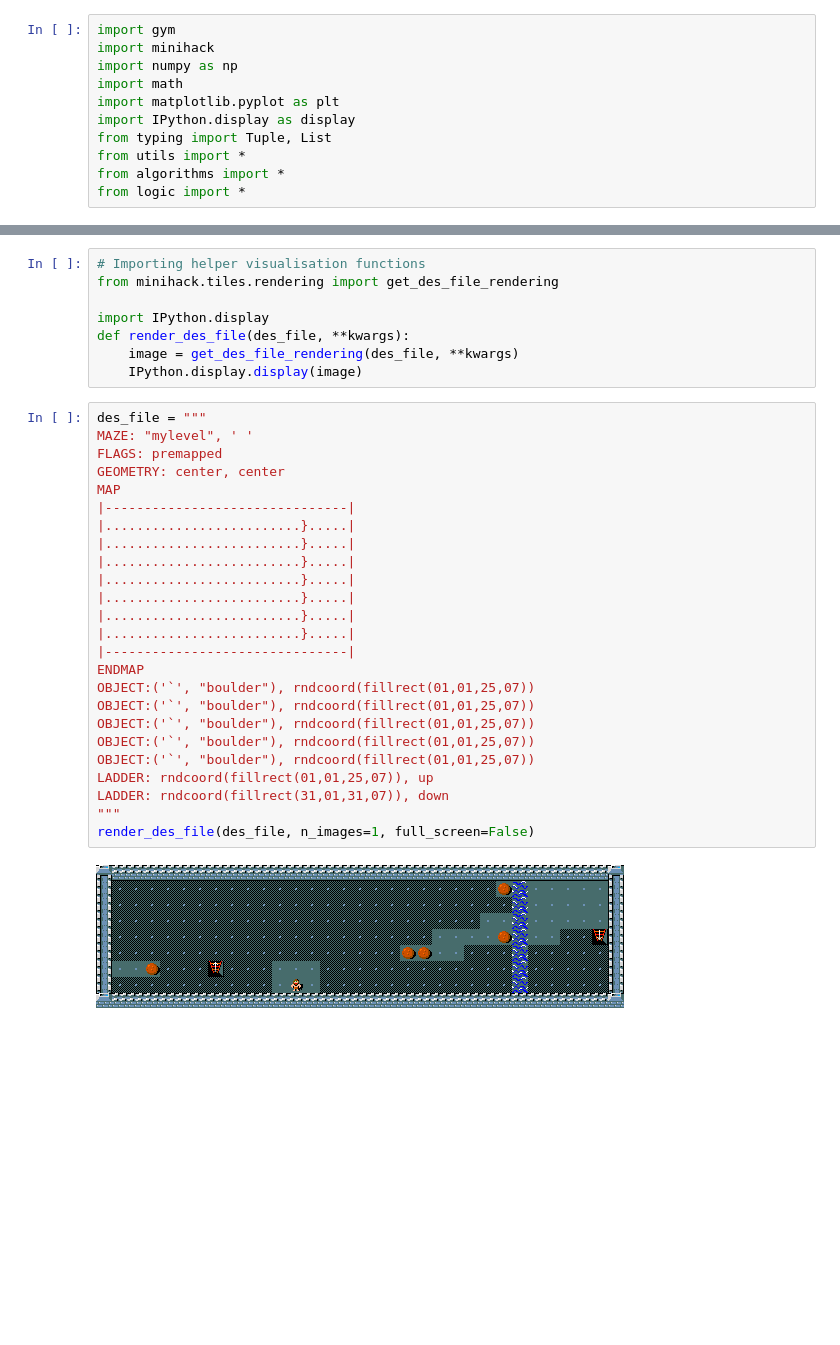
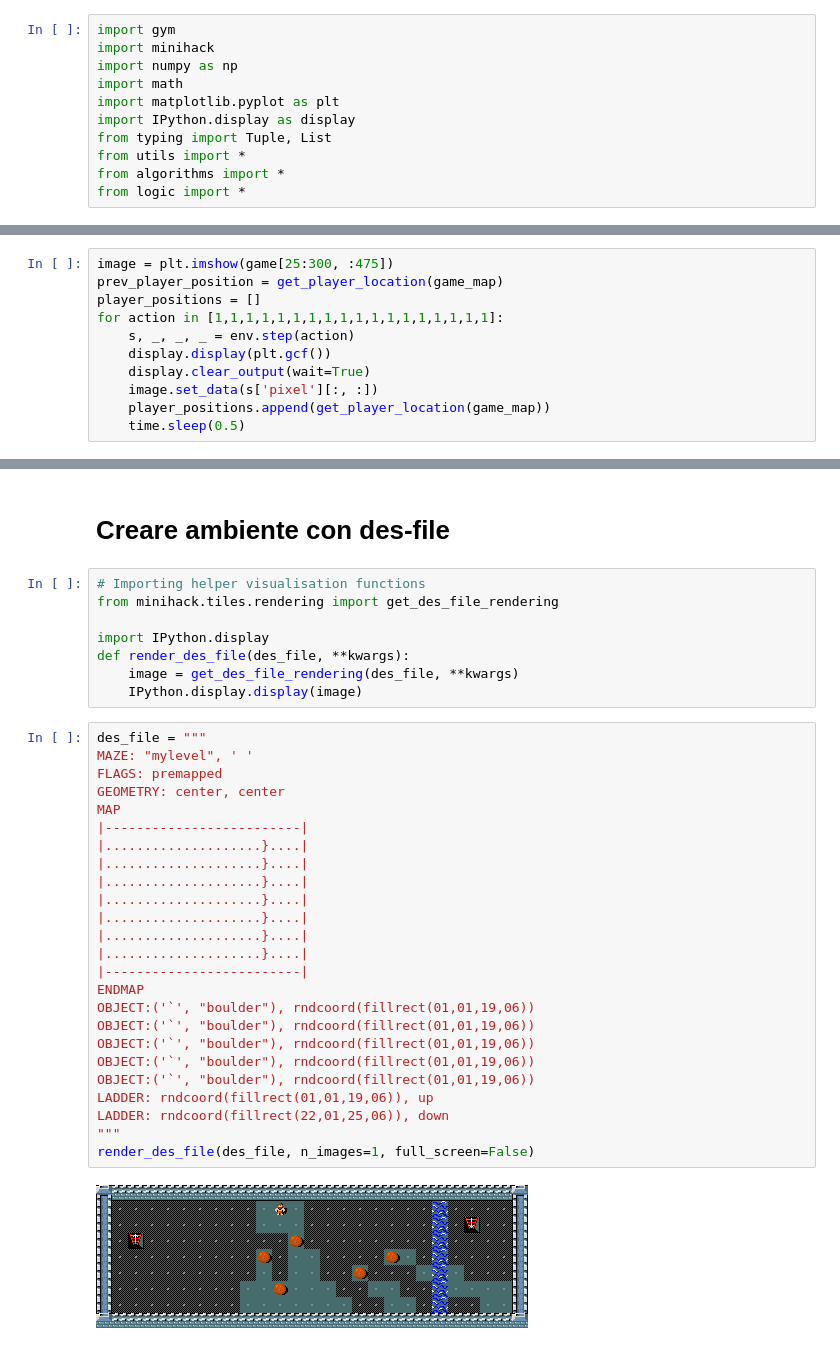
Before and after one commit to JacopoRaffi/AIF_Project, a Jupyter notebook: logic.ipynb, the cells around one changed output, grey strips where cells are left out. Drawn from its saved outputs; the diff is of its cells as text; blank space fills up the shorter version.

```diff
--- a/logic.ipynb
+++ b/logic.ipynb
@@ -13,0 +154,11 @@ from logic import *
+# %%
+image = plt.imshow(game[25:300, :475])
+prev_player_position = get_player_location(game_map)
+player_positions = []
+for action in [1,1,1,1,1,1,1,1,1,1,1,1,1,1,1,1,1,1]:
+    s, _, _, _ = env.step(action)
+    display.display(plt.gcf())
+    display.clear_output(wait=True)
+    image.set_data(s['pixel'][:, :])
+    player_positions.append(get_player_location(game_map))
+    time.sleep(0.5)
@@ -14,3 +167,5 @@ from logic import *
+# %% [markdown]
+# Creare ambiente con des-file
 # %%
 # Importing helper visualisation functions
 from minihack.tiles.rendering import get_des_file_rendering
@@ -22,27 +177,27 @@ def render_des_file(des_file, **kwargs):
 # %%
 des_file = """
 MAZE: "mylevel", ' '
 FLAGS: premapped
 GEOMETRY: center, center
 MAP
-|-------------------------------|
-|.........................}.....|
-|.........................}.....|
-|.........................}.....|
-|.........................}.....|
-|.........................}.....|
-|.........................}.....|
-|.........................}.....|
-|-------------------------------|
+|-------------------------|
+|....................}....|
+|....................}....|
+|....................}....|
+|....................}....|
+|....................}....|
+|....................}....|
+|....................}....|
+|-------------------------|
 ENDMAP
-OBJECT:('`', "boulder"), rndcoord(fillrect(01,01,25,07))
-OBJECT:('`', "boulder"), rndcoord(fillrect(01,01,25,07))
-OBJECT:('`', "boulder"), rndcoord(fillrect(01,01,25,07))
-OBJECT:('`', "boulder"), rndcoord(fillrect(01,01,25,07))
-OBJECT:('`', "boulder"), rndcoord(fillrect(01,01,25,07))
-LADDER: rndcoord(fillrect(01,01,25,07)), up
-LADDER: rndcoord(fillrect(31,01,31,07)), down
+OBJECT:('`', "boulder"), rndcoord(fillrect(01,01,19,06))
+OBJECT:('`', "boulder"), rndcoord(fillrect(01,01,19,06))
+OBJECT:('`', "boulder"), rndcoord(fillrect(01,01,19,06))
+OBJECT:('`', "boulder"), rndcoord(fillrect(01,01,19,06))
+OBJECT:('`', "boulder"), rndcoord(fillrect(01,01,19,06))
+LADDER: rndcoord(fillrect(01,01,19,06)), up
+LADDER: rndcoord(fillrect(22,01,25,06)), down
 """
 render_des_file(des_file, n_images=1, full_screen=False)
 # %% [output]
-[figure, old version]
+[figure, new version]
```
Also changed, not shown: parts of 17 cells of this notebook.
